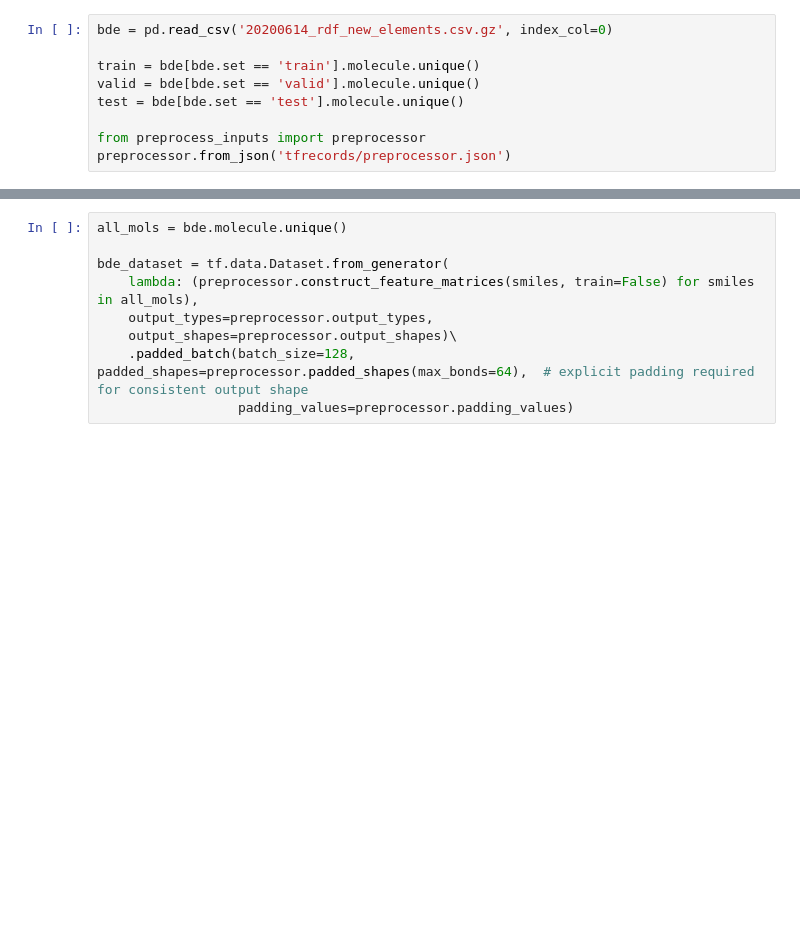
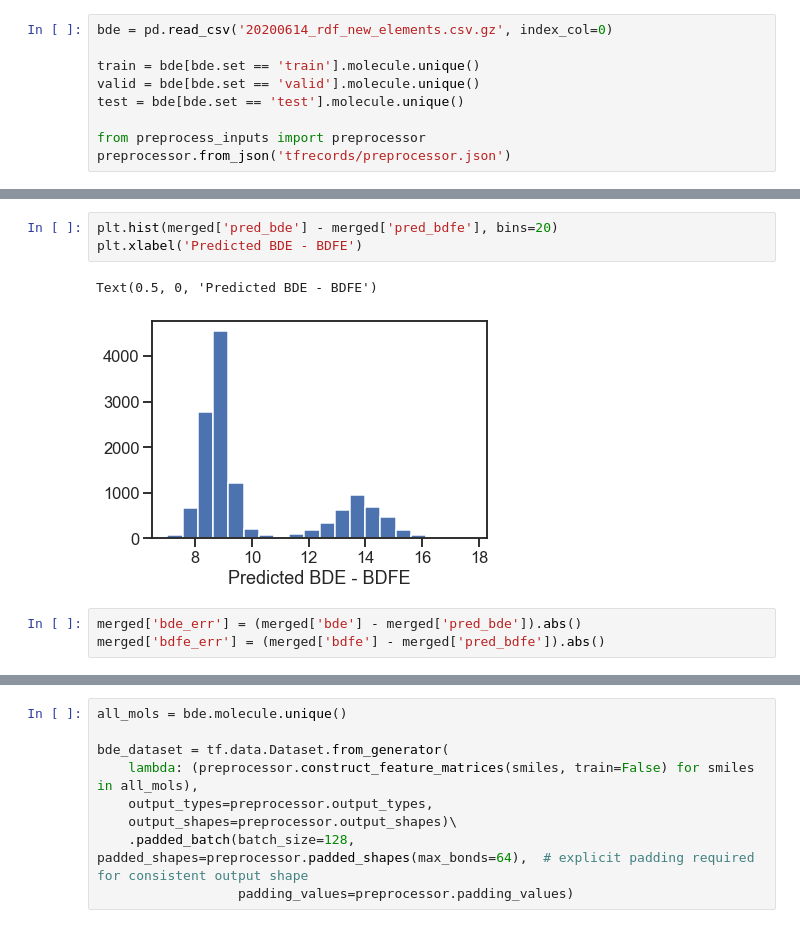
Before and after one commit to pstjohn/bde_tf2, a Jupyter notebook: plot_test.ipynb, the cells around one changed output, grey strips where cells are left out. Saved outputs shown, nothing was run; the diff lists cells and outputs as text; blank space fills up the shorter version.

```diff
--- a/plot_test.ipynb
+++ b/plot_test.ipynb
@@ -90,0 +91,9 @@ np.nanmean(np.abs(predicted_bdes - pivot_bdes))
+# %%
+plt.hist(merged['pred_bde'] - merged['pred_bdfe'], bins=20)
+plt.xlabel('Predicted BDE - BDFE')
+# %% [output]
+Text(0.5, 0, 'Predicted BDE - BDFE')
+[figure, added]
+# %%
+merged['bde_err'] = (merged['bde'] - merged['pred_bde']).abs()
+merged['bdfe_err'] = (merged['bdfe'] - merged['pred_bdfe']).abs()
```
Also changed, not shown: parts of 44 cells of this notebook, 15 other files.
